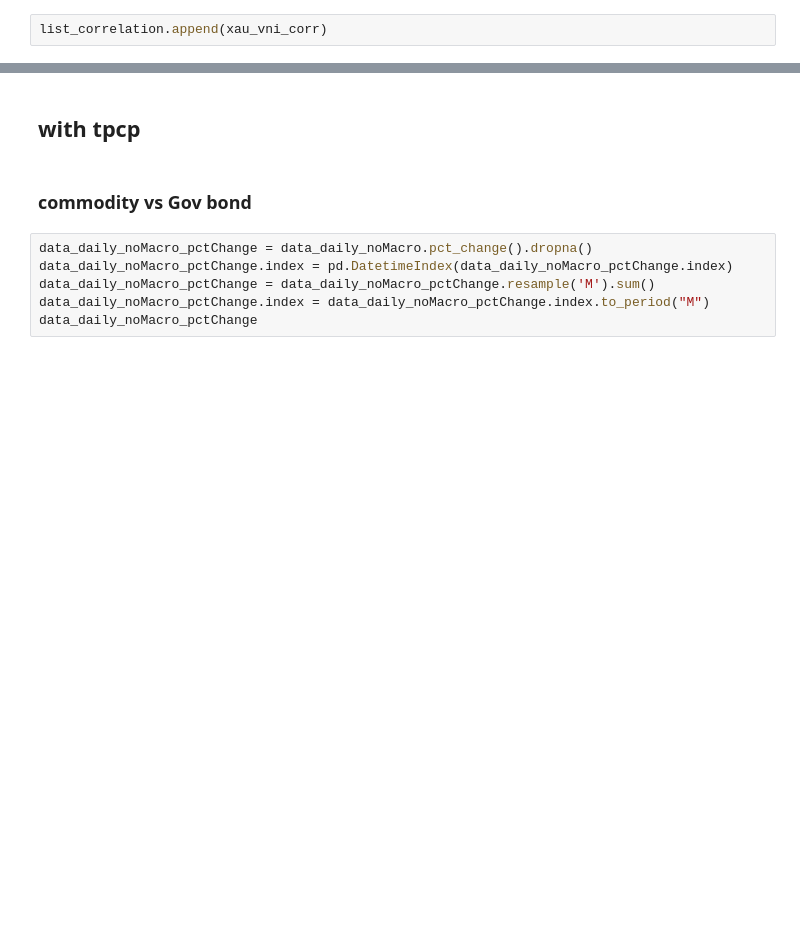
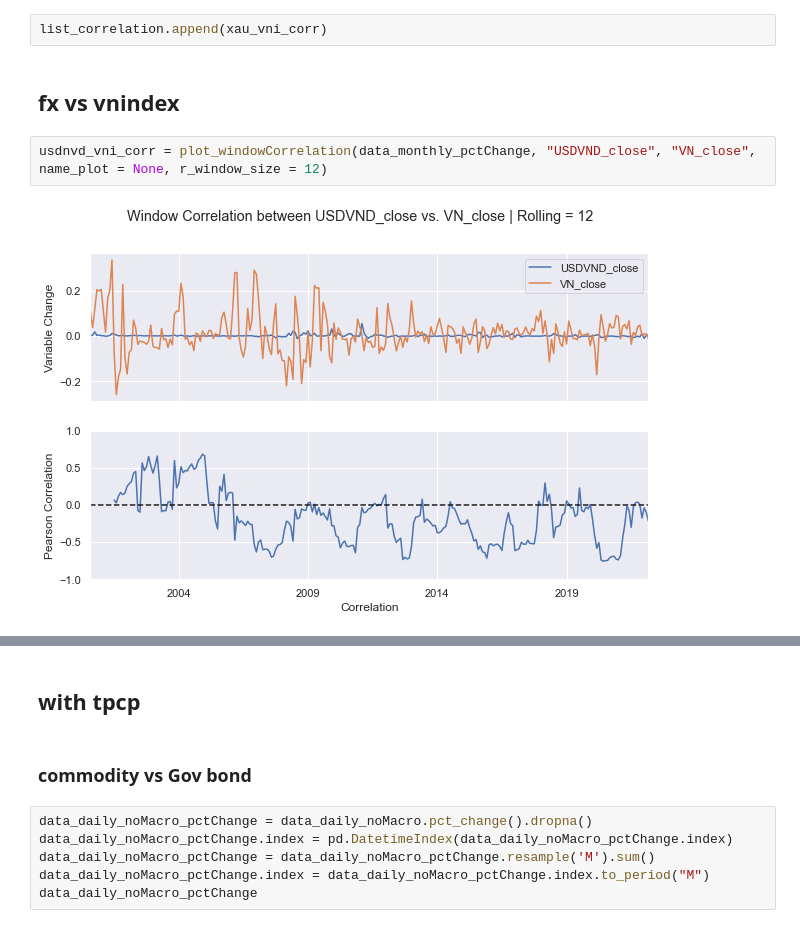
Before and after one commit to johnnyb1509/MFE_G6_CapStone, a Jupyter notebook: main_work.ipynb, the cells around one changed output, grey strips where cells are left out. Cells and saved outputs as stored; diff of their text form; blank space fills up the shorter version.

```diff
--- a/main_work.ipynb
+++ b/main_work.ipynb
@@ -135,2 +140,8 @@ xau_vni_corr = plot_windowCorrelation(data_monthly_pctChange, "XAUUSD_close", "V
 # %%
 list_correlation.append(xau_vni_corr)
+# %% [markdown]
+## fx vs vnindex
+# %%
+usdnvd_vni_corr = plot_windowCorrelation(data_monthly_pctChange, "USDVND_close", "VN_close", name_plot = None, r_window_size = 12)
+# %% [output]
+[figure, added]
```
Also changed, not shown: parts of 52 cells of this notebook, 5 other files.
